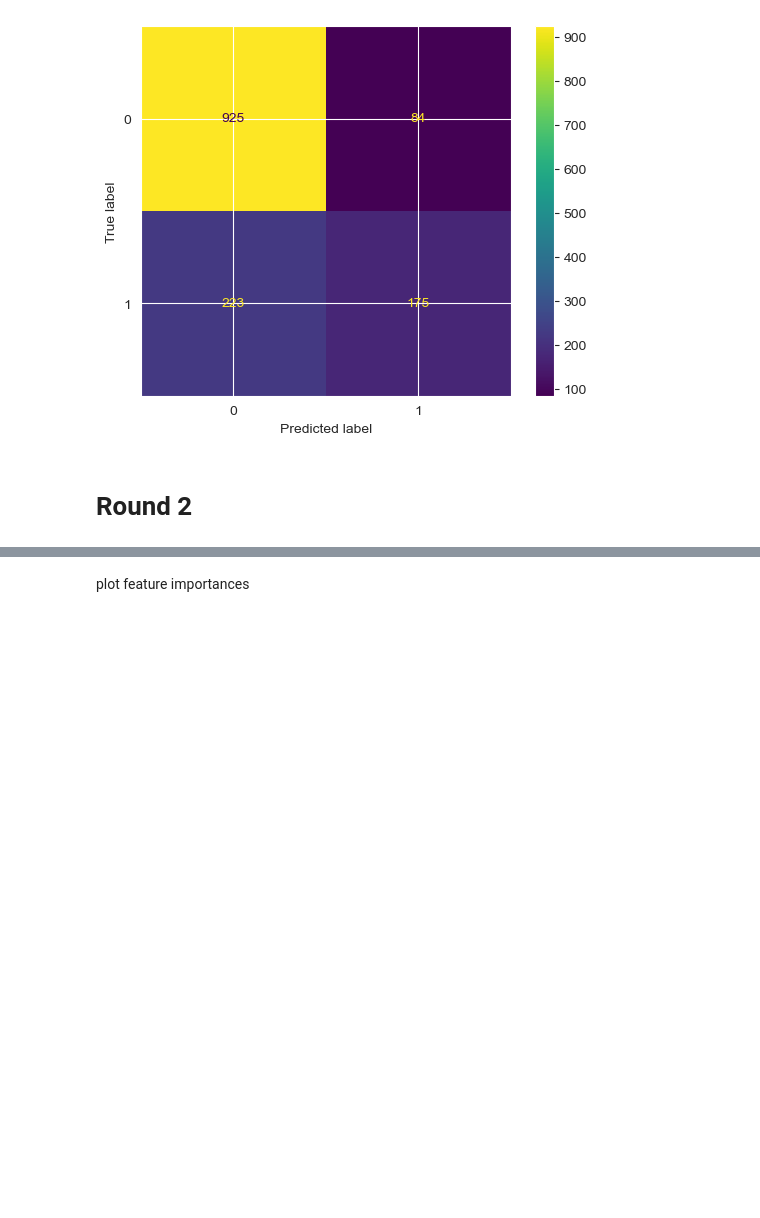
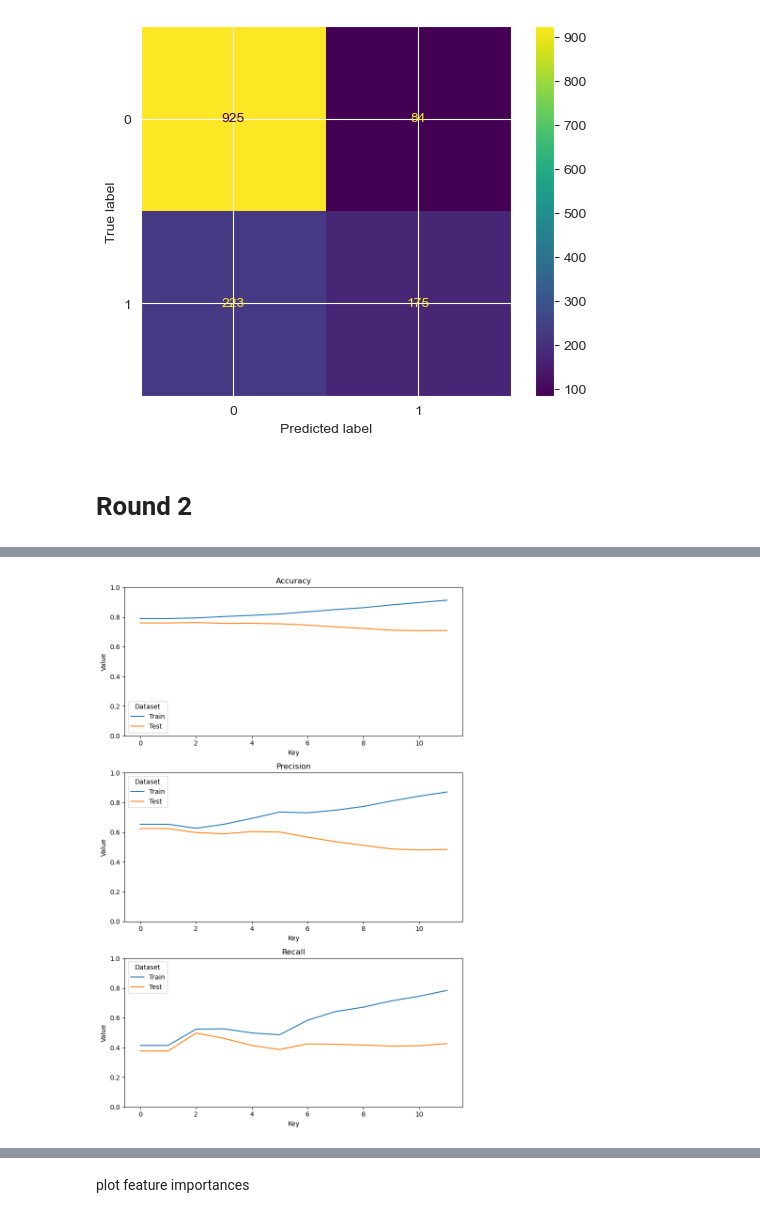
Before and after one commit to Phylanxy/Labs, a Jupyter notebook: week 7/Day 2/Lab_KNN_Classification.ipynb, the cells around one changed output, grey strips where cells are left out. Cells and saved outputs as stored; diff of their text form; code cells hidden in the pictures; blank space fills up the shorter version.

```diff
--- a/week 7/Day 2/Lab_KNN_Classification.ipynb
+++ b/week 7/Day 2/Lab_KNN_Classification.ipynb
@@ -184,3 +230,46 @@ Confusion matrix for the test set
+# %%
+# Convert the nested dictionary to a pandas DataFrame
+data = []
+for key, val in dt_dct.items():
+    row = {"key": key}
+    row.update(val["Train"])
+    row.update({"Dataset": "Train"})
+    data.append(row)
+    row = {"key": key}
+    row.update(val["Test"])
+    row.update({"Dataset": "Test"})
+    data.append(row)
+df = pd.DataFrame(data)
+
+# Create a figure with three subplots
+fig, axs = plt.subplots(ncols=1, nrows=3, figsize=(8, 12))
+
+# Plot the data in each subplot
+sns.lineplot(x="key", y="Accuracy", hue="Dataset", data=df, ax=axs[0])
+axs[0].set_title("Accuracy")
+axs[0].set_xlabel("Key")
+axs[0].set_ylabel("Value")
+axs[0].set_ylim(0, 1)
+
+sns.lineplot(x="key", y="Precision", hue="Dataset", data=df, ax=axs[1])
+axs[1].set_title("Precision")
+axs[1].set_xlabel("Key")
+axs[1].set_ylabel("Value")
+axs[1].set_ylim(0, 1)
+
+sns.lineplot(x="key", y="Recall", hue="Dataset", data=df, ax=axs[2])
+axs[2].set_title("Recall")
+axs[2].set_xlabel("Key")
+axs[2].set_ylabel("Value")
+axs[2].set_ylim(0, 1)
+
+# Adjust the spacing between the subplots
+plt.tight_layout()
+
+# Show the plot
+plt.show()
+# %% [output]
+[figure, added]
 # %%
 from sklearn.tree import DecisionTreeRegressor
 from sklearn.tree import DecisionTreeClassifier
```
Also changed, not shown: parts of 6 cells of this notebook, 4 other files.
